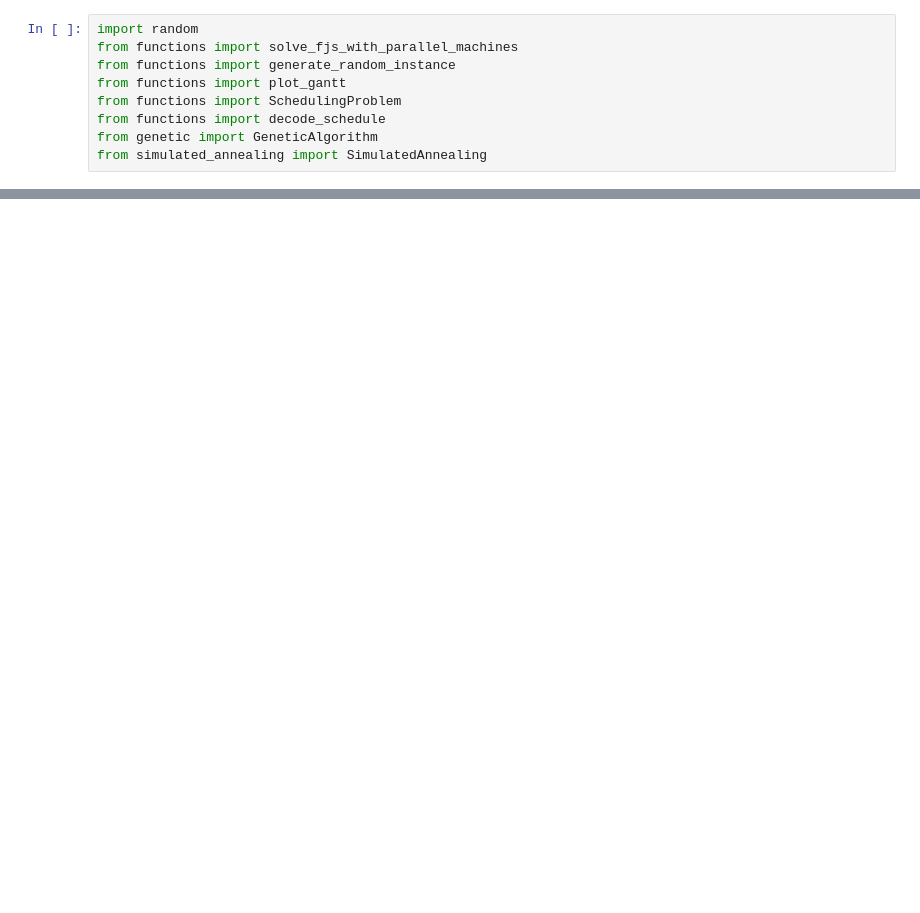
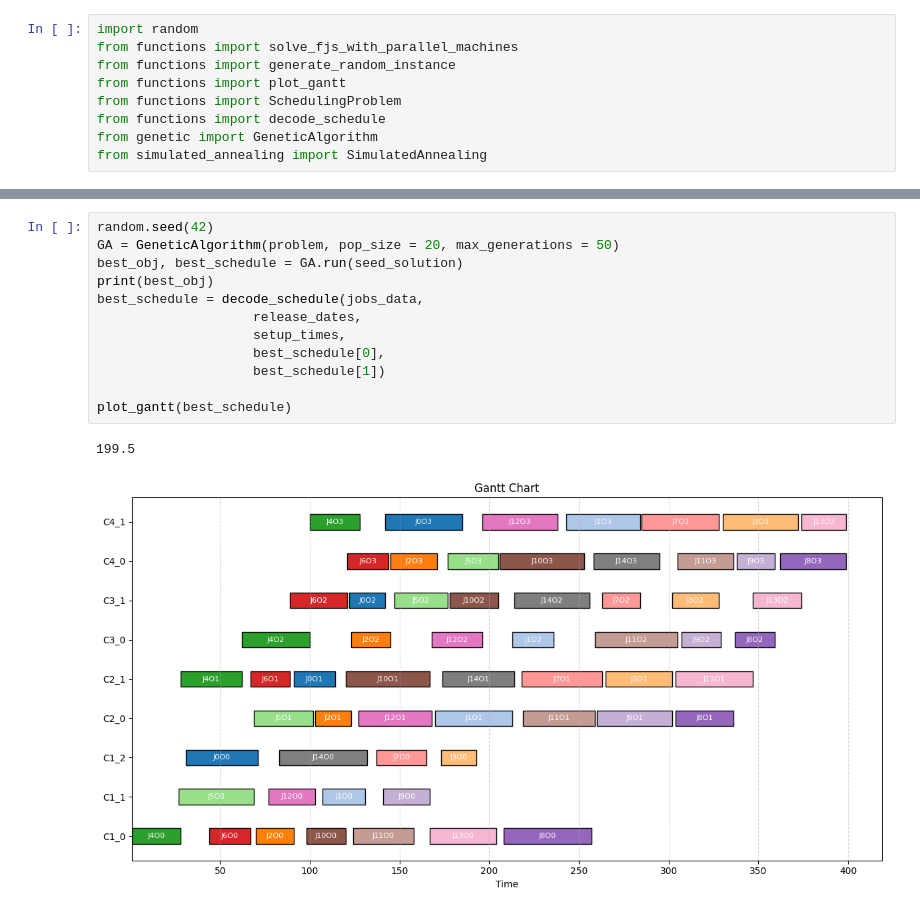
Before and after one commit to jmmchang/Flexible-Job-Shops, a Jupyter notebook: FJS.ipynb, the cells around one changed output, grey strips where cells are left out. Saved outputs shown, nothing was run; the diff lists cells and outputs as text; blank space fills up the shorter version.

```diff
--- a/FJS.ipynb
+++ b/FJS.ipynb
@@ -66,0 +52,15 @@ plot_gantt(best_schedule)
+# %%
+random.seed(42)
+GA = GeneticAlgorithm(problem, pop_size = 20, max_generations = 50)
+best_obj, best_schedule = GA.run(seed_solution)
+print(best_obj)
+best_schedule = decode_schedule(jobs_data,
+                    release_dates,
+                    setup_times,
+                    best_schedule[0],
+                    best_schedule[1])
+
+plot_gantt(best_schedule)
+# %% [output]
+199.5
+[figure, added]
```
Also changed, not shown: parts of 4 cells of this notebook, 3 other files.
